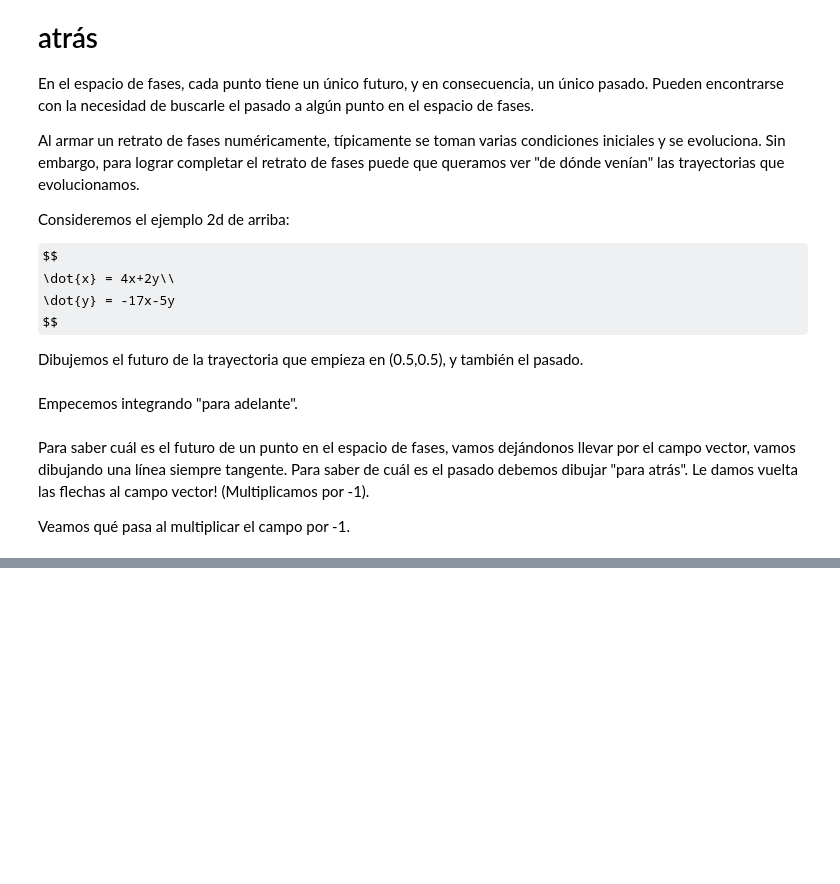
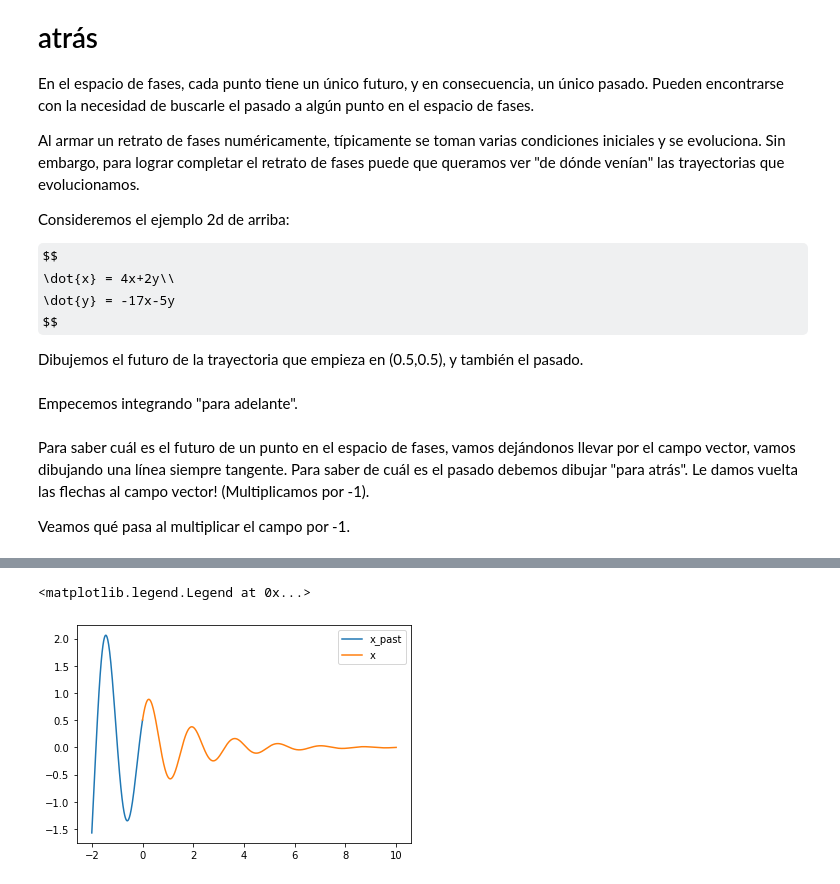
Before and after one commit to jfdoppler/DNL-1c2020, a Jupyter notebook: DNL_1C2020_integracion_2.ipynb, the cells around one changed output, grey strips where cells are left out. Drawn from its saved outputs; the diff is of its cells as text; code cells hidden in the pictures; some formulas as TeX source; blank space fills up the shorter version.

```diff
--- a/DNL_1C2020_integracion_2.ipynb
+++ b/DNL_1C2020_integracion_2.ipynb
@@ -415,0 +447,9 @@ ax2.set_ylabel('y', fontsize=15)
+# %%
+#Y si miramos x(t)
+plt.figure()
+plt.plot(t_past, x_past, label="x_past")
+plt.plot(t, xt , label="x")
+plt.legend()
+# %% [output]
+<matplotlib.legend.Legend at 0x...>
+[figure, added]
```
Also changed, not shown: parts of 5 cells of this notebook.
